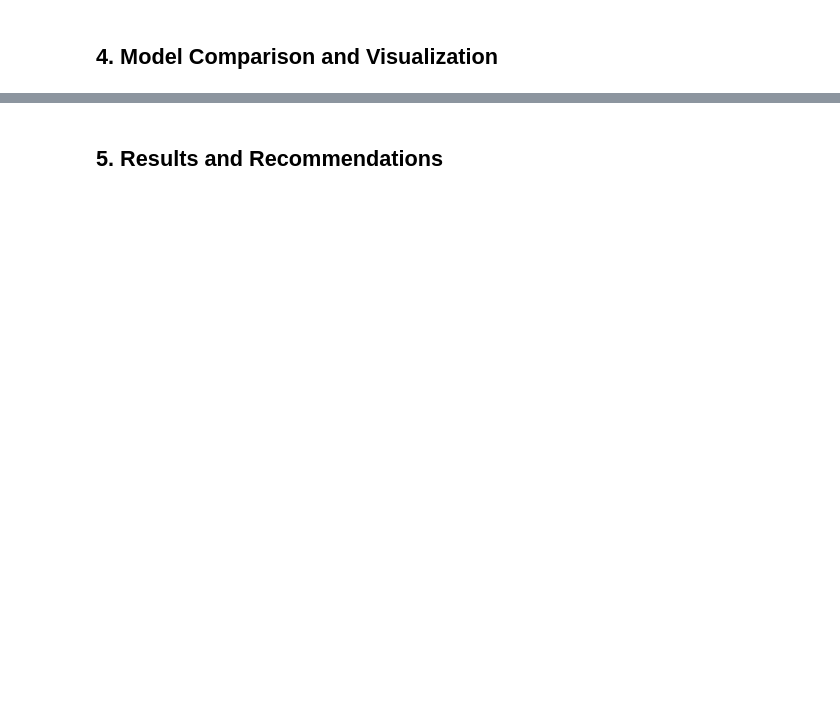
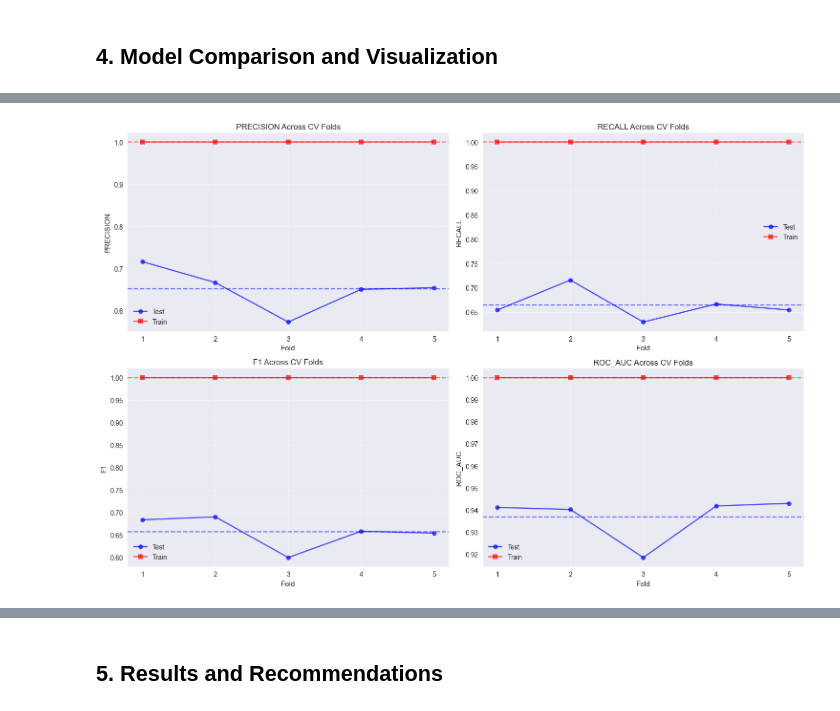
Before and after one commit to User-2rxeg/DataOrbit-HealthCare-Provider-Fraud-Detection, a Jupyter notebook: notebooks/02_modeling.ipynb, the cells around one changed output, grey strips where cells are left out. Saved outputs shown, nothing was run; the diff lists cells and outputs as text; code cells hidden in the pictures; blank space fills up the shorter version.

```diff
--- a/notebooks/02_modeling.ipynb
+++ b/notebooks/02_modeling.ipynb
@@ -223,0 +572,90 @@ if len(results_df) > 0:
+# %%
+# Cross-Validation Analysis
+print("=== Cross-Validation Analysis ===")
+
+if len(results_df) > 0:
+    from sklearn.model_selection import cross_validate
+
+    # Perform cross-validation for the best model
+    best_model_name = results_df.loc[results_df['F1'].idxmax()]['Model']
+    best_pipeline = trained_models[best_model_name]
+
+    # Define scoring metrics
+    scoring = ['precision', 'recall', 'f1', 'roc_auc']
+
+    print(f"\nPerforming 5-fold cross-validation for {best_model_name}...")
+
+    try:
+        cv_results = cross_validate(
+            best_pipeline, X_train, y_train,
+            cv=cv, scoring=scoring,
+            return_train_score=True, n_jobs=-1
+        )
+
+        # Calculate statistics
+        cv_stats = {}
+        for metric in scoring:
+            test_scores = cv_results[f'test_{metric}']
+            train_scores = cv_results[f'train_{metric}']
+
+            cv_stats[metric] = {
+                'test_mean': np.mean(test_scores),
+                'test_std': np.std(test_scores),
+                'train_mean': np.mean(train_scores),
+                'train_std': np.std(train_scores),
+                'overfit': np.mean(train_scores) - np.mean(test_scores)
+            }
+
+        # Display results
+        print(f"\n📊 Cross-Validation Results for {best_model_name}:")
+        print("=" * 65)
+        print(f"{'Metric':<12} {'Test Mean':<10} {'Test Std':<10} {'Train Mean':<11} {'Overfitting':<12}")
+        print("-" * 65)
+
+        for metric, stats in cv_stats.items():
+            print(f"{metric.upper():<12} {stats['test_mean']:.3f}      {stats['test_std']:.3f}      {stats['train_mean']:.3f}       {stats['overfit']:.3f}")
+
+        # Visualization
+        fig, axes = plt.subplots(2, 2, figsize=(15, 10))
+        axes = axes.ravel()
+
+        for idx, metric in enumerate(scoring):
+            test_scores = cv_results[f'test_{metric}']
+            train_scores = cv_results[f'train_{metric}']
+
+            x_pos = range(1, len(test_scores) + 1)
+            axes[idx].plot(x_pos, test_scores, 'o-', label='Test', color='blue', alpha=0.7)
+            axes[idx].plot(x_pos, train_scores, 's-', label='Train', color='red', alpha=0.7)
+            axes[idx].axhline(y=np.mean(test_scores), color='blue', linestyle='--', alpha=0.5)
+            axes[idx].axhline(y=np.mean(train_scores), color='red', linestyle='--', alpha=0.5)
+
+            axes[idx].set_xlabel('Fold')
+            axes[idx].set_ylabel(metric.upper())
+            axes[idx].set_title(f'{metric.upper()} Across CV Folds')
+            axes[idx].legend()
+            axes[idx].grid(True, alpha=0.3)
+            axes[idx].set_xticks(x_pos)
+
+        plt.tight_layout()
+        plt.show()
+
+        # Model stability assessment
+        f1_std = cv_stats['f1']['test_std']
+        stability_assessment = "Stable" if f1_std < 0.05 else "Moderate" if f1_std < 0.10 else "Unstable"
+
+        print(f"\n🎯 Model Stability Assessment:")
+        print(f"• F1-Score Std Dev: {f1_std:.4f}")
+        print(f"• Stability Rating: {stability_assessment}")
+        print(f"• Max Overfitting: {max(cv_stats[m]['overfit'] for m in scoring):.4f} (F1)")
+
+        if f1_std > 0.05:
+            print("⚠️ Consider additional regularization or feature selection")
+        else:
+            print("✅ Model shows good stability across different data splits")
+
+    except Exception as e:
+        print(f"❌ Cross-validation failed: {e}")
+
+else:
+    print("⚠️ No models available for cross-validation")
+# %% [output]
@@ -223,0 +679 @@ if len(results_df) > 0:
+[figure, added]
```
Also changed, not shown: parts of 17 cells of this notebook, 1 other file.
